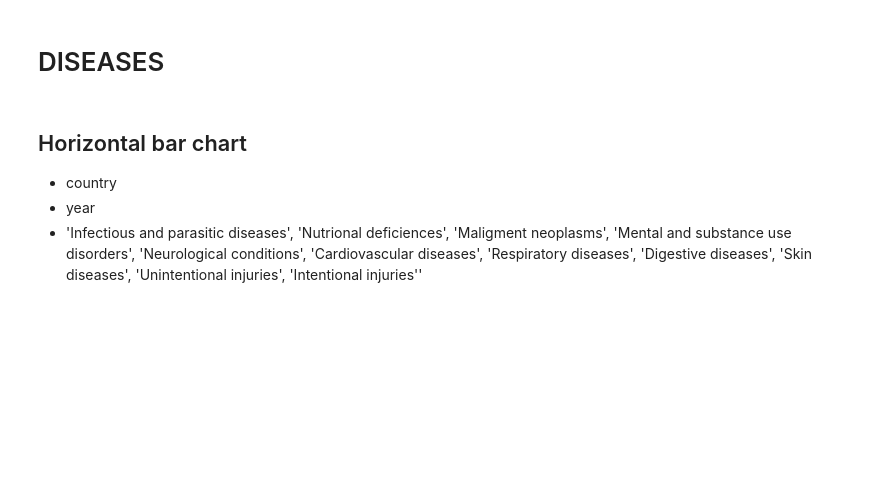
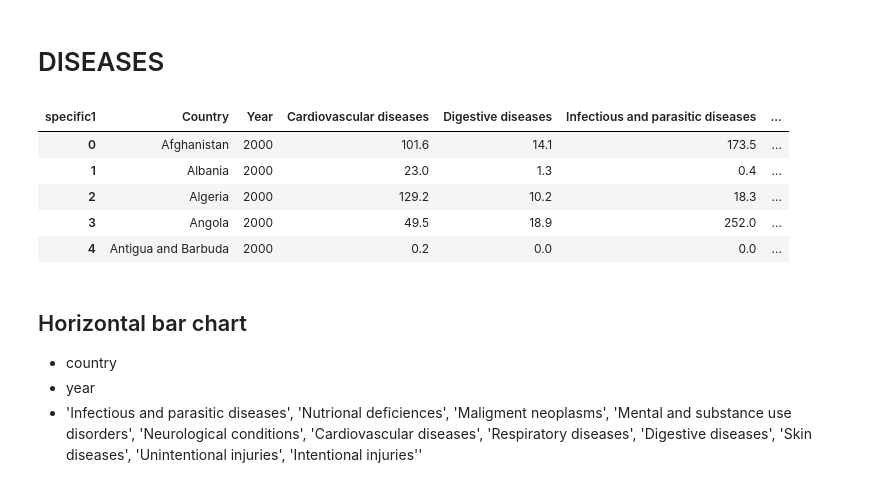
Before and after one commit to roberto98/DataViz-Project, a Jupyter notebook: python/Preprocessing.ipynb, the cells around one changed output. Cells and saved outputs as stored; diff of their text form; code cells hidden in the pictures; blank space fills up the shorter version.

```diff
--- a/python/Preprocessing.ipynb
+++ b/python/Preprocessing.ipynb
@@ -249,3 +287,18 @@ with open("CSV/country_heatmap.csv", "w", encoding="utf-8") as f:
+# %%
+diseases2000_df = processing_diseases(diseases2000_df, "2000")
+diseases2010_df = processing_diseases(diseases2010_df, "2010")
+diseases2015_df = processing_diseases(diseases2015_df, "2015")
+
+diseases_df = pd.concat([diseases2000_df, diseases2010_df, diseases2015_df], axis=0)
+
+diseases_df.head()
+# %% [output]
+| specific1 | Country | Year | Cardiovascular diseases | Digestive diseases | Infectious and parasitic diseases | ... |
+| 0 | Afghanistan | 2000 | 101.6 | 14.1 | 173.5 | ... |
+| 1 | Albania | 2000 | 23.0 | 1.3 | 0.4 | ... |
+| 2 | Algeria | 2000 | 129.2 | 10.2 | 18.3 | ... |
+| 3 | Angola | 2000 | 49.5 | 18.9 | 252.0 | ... |
+| 4 | Antigua and Barbuda | 2000 | 0.2 | 0.0 | 0.0 | ... |
 # %% [markdown]
 ## Horizontal bar chart
 - country
```
Also changed, not shown: parts of 7 cells of this notebook, 6 other files.
